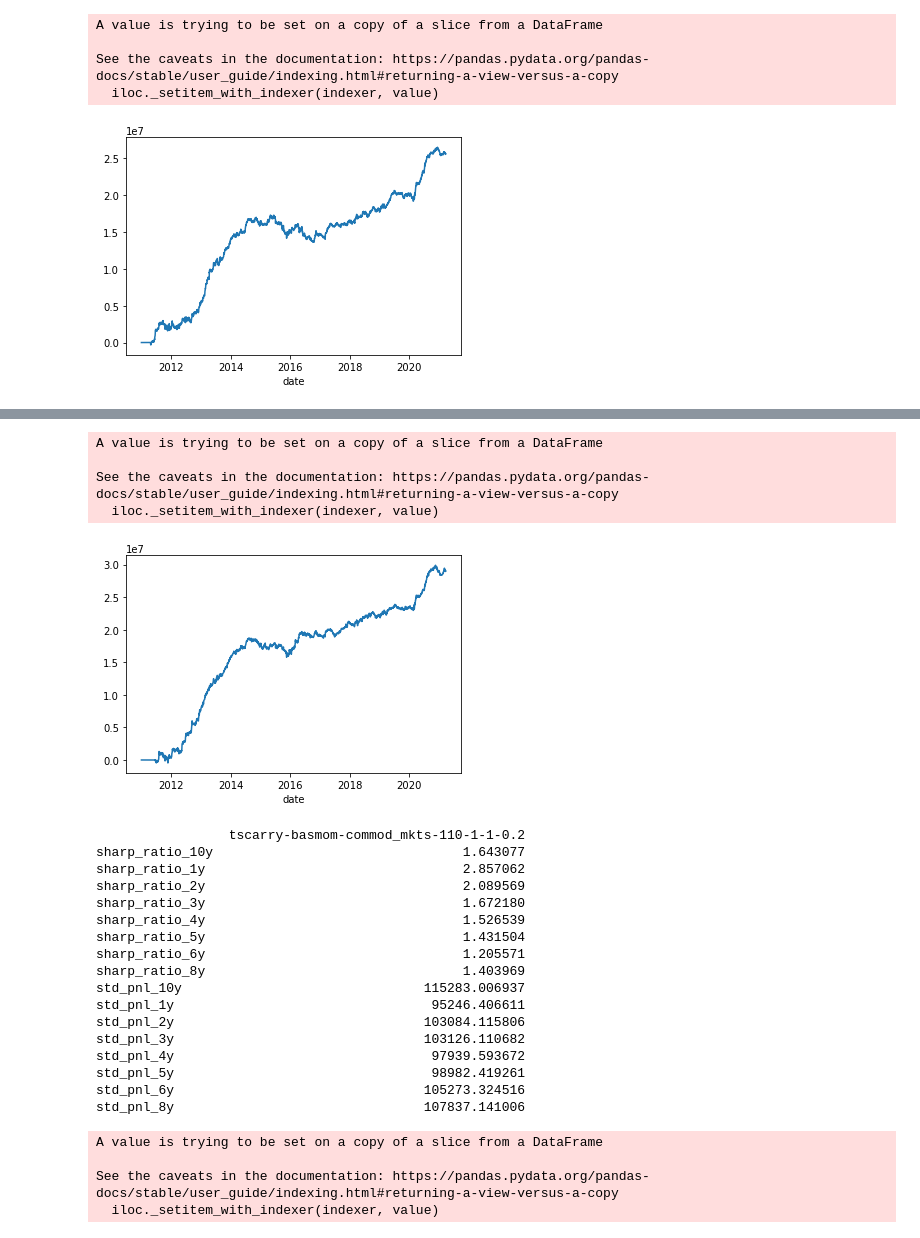
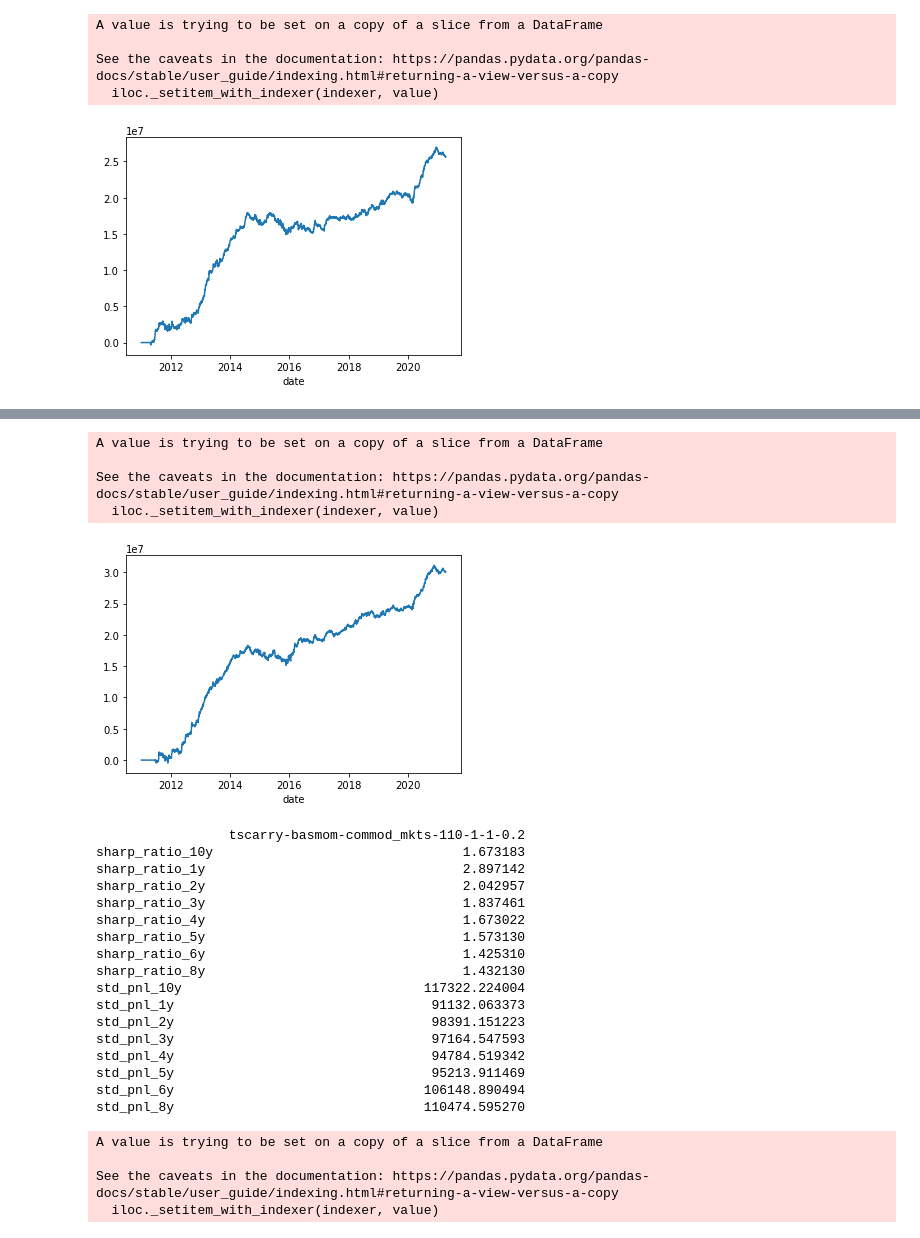
Before and after one commit to harvey1673/pyktrader3, a Jupyter notebook: bktest/bktest_daily_term_structure.ipynb, the cells around one changed output, grey strips where cells are left out. Cells and saved outputs as stored; diff of their text form; code cells hidden in the pictures.

```diff
--- a/bktest/bktest_daily_term_structure.ipynb
+++ b/bktest/bktest_daily_term_structure.ipynb
@@ -75,7 +75,7 @@ field_list = ['open', 'high', 'low', 'close', 'volume', 'openInterest', 'contrac
 mfield_list = ['open', 'high', 'low', 'close', 'volume', 'openInterest', 'contract', 'shift', 'datetime']
 
 start_date = datetime.date(2011,1,1)
-end_date = datetime.date(2021,3,26)
+end_date = datetime.date(2021, 4, 13)
 pnl_tenors = ['1y', '2y', '3y', '4y', '5y', '6y', '8y', '10y']
 
 sim_products = ind_all_mkts + ags_all_mkts
@@ -474,7 +474,7 @@ stats_list = []
 cum_list = []
 sratio_years = [int(ten[:-1]) for ten in pnl_tenors]
 
-metal_mixed_mkts = ['rb', 'hc', 'i', 'j', 'jm', 'ru', 'FG', 'ZC', 'cu', 'al', 'zn', 'ni', 'sn', 'pb']
+metal_mixed_mkts = ['rb', 'hc', 'i', 'j', 'jm', 'ru', 'FG', 'ZC', 'cu', 'al', 'zn', 'ni']
 petro_mixed_mkts = ['l', 'pp', 'v', 'TA', 'MA', 'bu', 'sc']
 ags_mixed_mkts = ['m', 'RM', 'y', 'p', 'OI', 'a', 'c', 'cs', 'CF', 'SR', 'jd']
 commod_mkts = ['rb', 'hc', 'i', 'j', 'jm', 'ru', 'FG', 'ZC', 'cu', 'al', 'zn', 'pb', 'ni', 'sn', \
@@ -489,7 +489,7 @@ sim_name = 'tscarry'
 run_mode = 'nryield'
 
 start_date = datetime.date(2011,1,1)
-end_date = datetime.date(2021,3,26)
+end_date = datetime.date(2021,4,13)
 quant = 0.2
 #save_loc = "C:\\dev\\data\\selected_%s_" % ('_'.join([sim_name, run_mode, product_name, str(quant), str(end_date)]))
 save_loc = "C:\\dev\\data\\combined_carry_" + product_name + "_" + str(end_date) + '_'
@@ -509,16 +509,16 @@ pos_sum = pd.DataFrame()
 pos_list = []
 #scenarios = list(itertools.product(index_list, column_list))
 #ind_metal_mkts
-#scenarios = [('tscarry', 'ryield', 1.0, 1, 1, 5, [0.0, 0.0]), \
+#scenarios = [('tscarry', 'ryield', 3.0, 1, 1, 5, [0.0, 0.0]), \
 #             ('tscarry', 'basmom', 1.0, 60, 1, 10, [0.0, 0.0]), \
 #             ('tscarry', 'basmom', 1.0, 100, 1, 10, [0.0, 0.0]),\
 #             ('tscarry', 'basmom', 1.0, 240, 1, 10, [0.0, 0.0]),\
-#             ('xscarry', 'ryieldma', 1.0, 1, 1, 5, [0.0, 0.0], 0.25), \
-#             ('xscarry', 'ryieldma', 1.0, 1,50, 5, [0.0, 0.0], 0.25), \
-#             ('xscarry', 'basmom', 1.0, 110, 1, 5, [0.0, 0.0], 0.25), \
-#             ('xscarry', 'basmom', 1.0, 140, 1, 5, [0.0, 0.0], 0.25),
-#             ('xscarry', 'basmomma', 1.0, 90, 20, 5, [0.0, 0.0], 0.25), \
-#             ('xscarry', 'basmomma', 1.0, 230, 20, 5, [0.0, 0.0], 0.25), ]
+#             ('xscarry', 'ryieldma', 0.4, 1, 1, 5, [0.0, 0.0], 0.25), \
+#             ('xscarry', 'ryieldma', 0.4, 1,50, 5, [0.0, 0.0], 0.25), \
+#             ('xscarry', 'basmom', 0.2, 110, 1, 5, [0.0, 0.0], 0.25), \
+#             ('xscarry', 'basmom', 0.2, 140, 1, 5, [0.0, 0.0], 0.25),
+#             ('xscarry', 'basmomma', 0.2, 90, 20, 5, [0.0, 0.0], 0.25), \
+#             ('xscarry', 'basmomma', 0.2, 230, 20, 5, [0.0, 0.0], 0.25), ]
 #('xscarry', 'basmom', 170, 1, 5, [0.0, 0.0], 0.25), \
 #('xscarry', 'basmom', 210, 1, 5, [0.0, 0.0], 0.25), \
 #commod_mkts
@@ -526,15 +526,15 @@ scenarios = [('tscarry', 'ryield', 3.0, 1, 1, 1, [0.0, 0.0]), \
              ('tscarry', 'basmom', 1.0, 70, 1, 1, [0.0, 0.0]), \
              ('tscarry', 'basmom', 1.0, 110, 1, 1, [0.0, 0.0]),\
              ('tscarry', 'basmom', 1.0, 230, 1, 1, [0.0, 0.0]),\
-             ('xscarry', 'ryieldma', 0.5, 1, 1, 1, [0.0, 0.0], 0.2), \
-             ('xscarry', 'ryieldma', 0.5, 1, 30, 1, [0.0, 0.0], 0.2), \
-             ('xscarry', 'ryieldma', 0.5, 1, 120, 1, [0.0, 0.0], 0.2),\
+             ('xscarry', 'ryieldma', 0.25, 1, 1, 1, [0.0, 0.0], 0.2), \
+             ('xscarry', 'ryieldma', 0.25, 1, 30, 1, [0.0, 0.0], 0.2), \
+             ('xscarry', 'ryieldma', 0.25, 1, 120, 1, [0.0, 0.0], 0.2),\
              #('xscarry', 'basmom', 1.0, 10, 1, 10, [0.0, 0.0], 0.2), \
              #('xscarry', 'basmom', 1.0, 30, 1, 10, [0.0, 0.0], 0.2), \
              #('xscarry', 'basmom', 0.75, 100, 1, 1, [0.0, 0.0], 0.2), \
-             ('xscarry', 'basmom', 0.5, 240, 1, 1, [0.0, 0.0], 0.2), \
-             ('xscarry', 'basmomma', 0.5, 100, 10, 5, [0.0, 0.0], 0.2), \
-             ('xscarry', 'basmomma', 0.5, 240, 10, 5, [0.0, 0.0], 0.2), \
+             ('xscarry', 'basmom', 0.25, 240, 1, 1, [0.0, 0.0], 0.2), \
+             ('xscarry', 'basmomma', 0.25, 100, 10, 5, [0.0, 0.0], 0.2), \
+             ('xscarry', 'basmomma', 0.25, 240, 10, 5, [0.0, 0.0], 0.2), \
            ]
 
 if 'ts' in sim_name:
@@ -669,5 +669,5 @@ A value is trying to be set on a copy of a slice from a DataFrame
 
 See the caveats in the documentation: https://pandas.pydata.org/pandas-docs/stable/user_guide/indexing.html#returning-a-view-versus-a-copy
   iloc._setitem_with_indexer(indexer, value)
-[figure, old version]
+[figure, new version]
                  tscarry-basmom-commod_mkts-70-1-1-0.2
@@ -690,25 +690,25 @@ std_pnl_8y                               106791.400382
 A value is trying to be set on a copy of a slice from a DataFrame
 
 See the caveats in the documentation: https://pandas.pydata.org/pandas-docs/stable/user_guide/indexing.html#returning-a-view-versus-a-copy
   iloc._setitem_with_indexer(indexer, value)
-[figure, old version]
+[figure, new version]
                  tscarry-basmom-commod_mkts-110-1-1-0.2
-sharp_ratio_10y                                1.643077
-sharp_ratio_1y                                 2.857062
-sharp_ratio_2y                                 2.089569
-sharp_ratio_3y                                 1.672180
-sharp_ratio_4y                                 1.526539
-sharp_ratio_5y                                 1.431504
-sharp_ratio_6y                                 1.205571
-sharp_ratio_8y                                 1.403969
-std_pnl_10y                               115283.006937
-std_pnl_1y                                 95246.406611
-std_pnl_2y                                103084.115806
-std_pnl_3y                                103126.110682
-std_pnl_4y                                 97939.593672
-std_pnl_5y                                 98982.419261
-std_pnl_6y                                105273.324516
-std_pnl_8y                                107837.141006
+sharp_ratio_10y                                1.673183
+sharp_ratio_1y                                 2.897142
+sharp_ratio_2y                                 2.042957
+sharp_ratio_3y                                 1.837461
+sharp_ratio_4y                                 1.673022
+sharp_ratio_5y                                 1.573130
+sharp_ratio_6y                                 1.425310
+sharp_ratio_8y                                 1.432130
+std_pnl_10y                               117322.224004
+std_pnl_1y                                 91132.063373
+std_pnl_2y                                 98391.151223
+std_pnl_3y                                 97164.547593
+std_pnl_4y                                 94784.519342
+std_pnl_5y                                 95213.911469
+std_pnl_6y                                106148.890494
+std_pnl_8y                                110474.595270
 A value is trying to be set on a copy of a slice from a DataFrame
 
 See the caveats in the documentation: https://pandas.pydata.org/pandas-docs/stable/user_guide/indexing.html#returning-a-view-versus-a-copy
```
Also changed, not shown: parts of 2 cells of this notebook, 10 other files.
